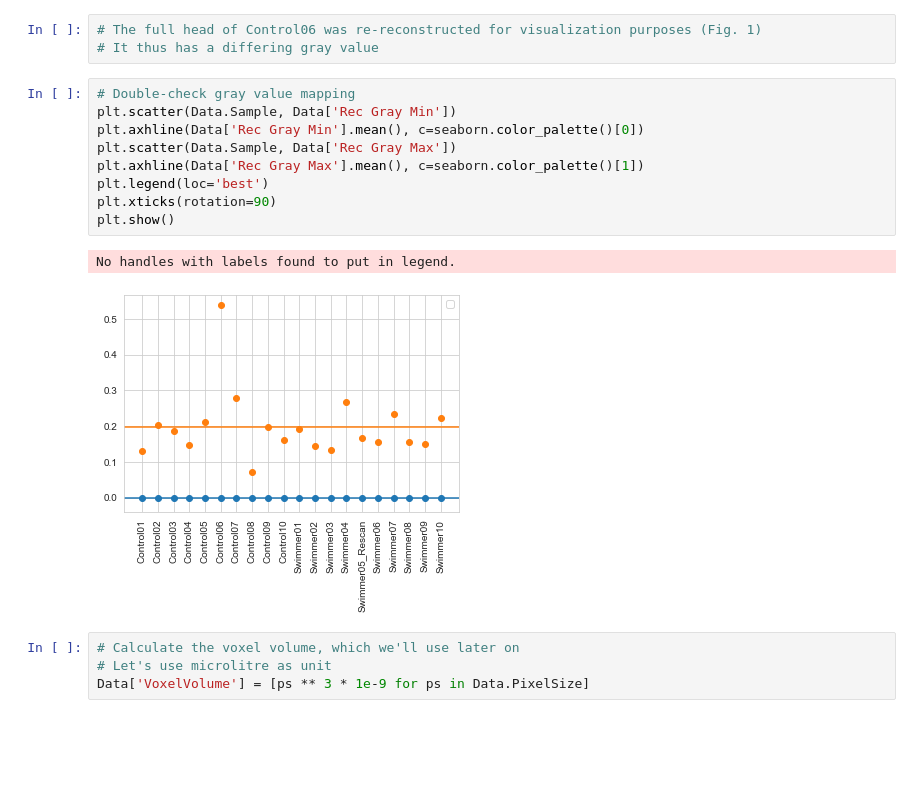
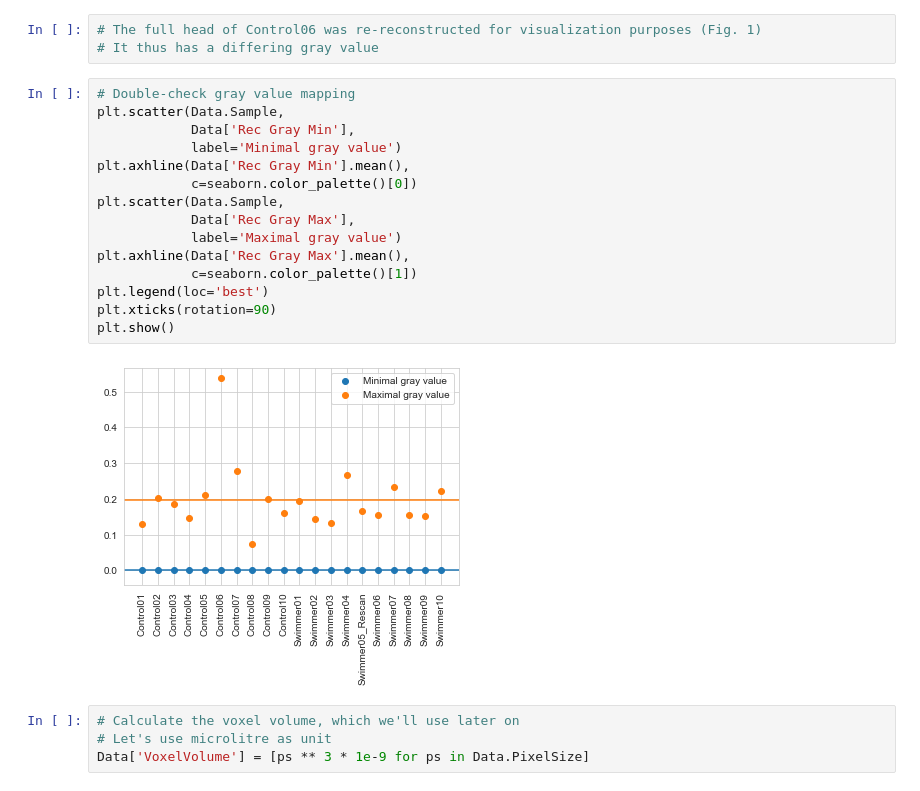
Before and after one commit to habi/Zebra-Fish-Gills, a Jupyter notebook: Gills-Analysis.ipynb, the cells around one changed output. Cells and saved outputs as stored; diff of their text form; blank space fills up the shorter version.

```diff
--- a/Gills-Analysis.ipynb
+++ b/Gills-Analysis.ipynb
@@ -301,16 +301,21 @@ Data[['Sample', 'Rec Gray Max']][Data['Rec Gray Max'] == Data['Rec Gray Max'].ma
 # It thus has a differing gray value
 # %%
 # Double-check gray value mapping
-plt.scatter(Data.Sample, Data['Rec Gray Min'])
-plt.axhline(Data['Rec Gray Min'].mean(), c=seaborn.color_palette()[0])
-plt.scatter(Data.Sample, Data['Rec Gray Max'])
-plt.axhline(Data['Rec Gray Max'].mean(), c=seaborn.color_palette()[1])
+plt.scatter(Data.Sample,
+            Data['Rec Gray Min'],
+            label='Minimal gray value')
+plt.axhline(Data['Rec Gray Min'].mean(),
+            c=seaborn.color_palette()[0])
+plt.scatter(Data.Sample,
+            Data['Rec Gray Max'],
+            label='Maximal gray value')
+plt.axhline(Data['Rec Gray Max'].mean(),
+            c=seaborn.color_palette()[1])
 plt.legend(loc='best')
 plt.xticks(rotation=90)
 plt.show()
 # %% [output]
-No handles with labels found to put in legend.
-[figure, old version]
+[figure, new version]
 # %%
 # Calculate the voxel volume, which we'll use later on
 # Let's use microlitre as unit
```
Also changed, not shown: parts of 34 cells of this notebook.
